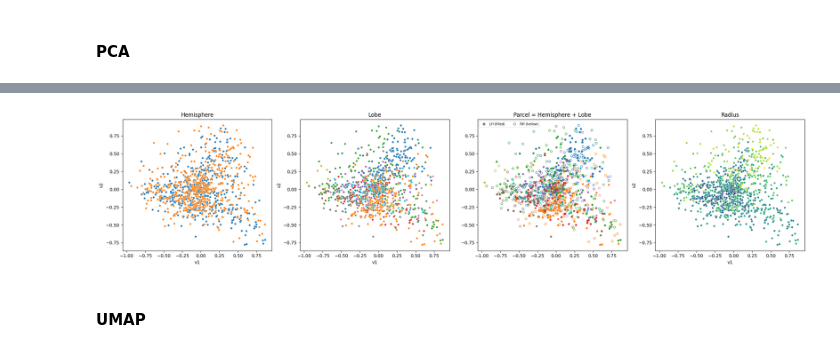
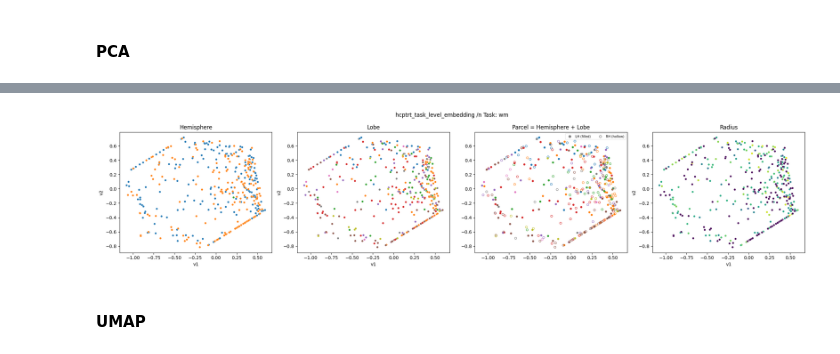
Before and after one commit to petron-olateju/TRACE_Algonauts, a Jupyter notebook: notebook.ipynb, the cells around one changed output, grey strips where cells are left out. Drawn from its saved outputs; the diff is of its cells as text; code cells hidden in the pictures.

Commit message:
HCPTRT Single subject, single session, single run embedding across tasks

```diff
--- a/notebook.ipynb
+++ b/notebook.ipynb
@@ -795,7 +795,7 @@ pixdim[1,2,3] should be non-zero; setting 0 dims to 1
 subject =  widgets.Text(value='', placeholder='sub-01', description='Subject:')
 task = widgets.Text(value='', placeholder='motor', description='Task:')
 session =  widgets.Text(value='', placeholder='ses-001', description='Session')
-run = widgets.IntSlider(value=1, min=1, max=10, step=1, description='Subject:')
+run = widgets.IntSlider(value=1, min=1, max=10, step=1, description='Run:')
 trials = widgets.Text(value='', placeholder='episodes', description='Trials Method:')
 time_collapse = widgets.Text(value='', placeholder='windowed_mean', description='Time Collapse Approach')
 pad_width = widgets.BoundedIntText(value=500, min=1, max=500, description='Pad Width')
@@ -803,7 +803,7 @@ n_windows = widgets.BoundedIntText(value=60, min=1, max=300, description='n_time
 n_subsamples = widgets.BoundedIntText(value=4, min=1, max=300, description='n_time_subsamples')
 n_episodes = widgets.BoundedIntText(value=1, min=1, max=300, description='n_episodes')
 
-display(subject, split,  trials)
+display(subject, task, session, run, trials)
 display(time_collapse, pad_width, n_windows, n_subsamples, n_episodes)
 
 experiment_name = widgets.Text(value='', placeholder='v1.0', description='Experiment Name:')
@@ -828,7 +842,6 @@ experiment = Experiment(
 )
 experiment.add_params([
     Parameter(subject.value, 'subject', 'Dataset_Parameters'),
-    Parameter(split.value, 'split', 'Dataset_Parameters'),
     Parameter(trials.value, 'trials', 'Preprocessing_Parameters'),
     Parameter(time_collapse.value, 'time_collapse', 'Preprocessing_Parameters'),
     Parameter(pad_width.value, 'pad_width', 'Preprocessing_Parameters'),
@@ -852,13 +865,14 @@ hcptrt_dataset = HCPTRTLoader(
 # %% [output]
 Parcellation : mmp — 379 regions (hcp_utils, no download needed)
 # %%
-X, Y = preprocessing.parcel_samples(
+X, y = preprocessing.parcel_samples(
     dataset=hcptrt_dataset,
-    subject='sub-01',
-    task='language',
-    session='ses-002',
-    run=1,
-    trials='continuous',
-    time_collapse='windowed_mean'
+    subject=subject.value,
+    task=task.value,
+    session=session.value,
+    run=run.value,
+    trials=trials.value,
+    time_collapse=time_collapse.value,
+    n_windows=n_windows.value
 )
 # %% [output]
@@ -991,36 +1005,37 @@ for lobe in lobes:
     if len(lh):
         ax.scatter(lh['v1'], lh['v2'], c=[color], s=s_size,
                    marker='o', linewidths=0)
     # Right hemisphere — hollow markers
     if len(rh):
         ax.scatter(rh['v1'], rh['v2'], facecolors='none', edgecolors=[color],
                    s=s_size, marker='o', linewidths=0.8)
 
 # Legend: lobe colors
 lobe_handles = [mpatches.Patch(color=lobe_palette[l], label=l) for l in lobes]
 # Legend: hemisphere markers
 lh_handle = plt.Line2D([0], [0], marker='o', color='gray', linestyle='None',
                         markersize=5, label='LH (filled)')
 rh_handle = plt.Line2D([0], [0], marker='o', color='gray', linestyle='None',
                         markersize=5, markerfacecolor='none', label='RH (hollow)')
 # ax.legend(handles=lobe_handles + [lh_handle, rh_handle],
 #           fontsize=7, ncol=2, loc='best', framealpha=0.5)
 ax.legend(handles=[lh_handle, rh_handle],
           fontsize=7, ncol=2, loc='best', framealpha=0.5)
 axes[2].set_title("Parcel = Hemisphere + Lobe")
 
 # Plot 4 - Radius
 sns.scatterplot(ax=axes[3], x='v1', y='v2', data=data,
                 hue='radius', palette='viridis', legend=False, s=s_size)
 axes[3].set_title("Radius")
 
+fig.suptitle(f"{experiment.name} /n Task: {task.value}")
 plt.tight_layout()
-plt.savefig("pca.png")
+plt.savefig(f"pca_{task.value}.png")
 plt.show()
 
-experiment.update_files("pca.png")
+experiment.update_files(f"pca_{task.value}.png")
 # %% [output]
-[figure, old version]
+[figure, new version]
 # %% [markdown]
 #### UMAP
 # %%
```
Also changed, not shown: parts of 33 cells of this notebook, 10 other files.
